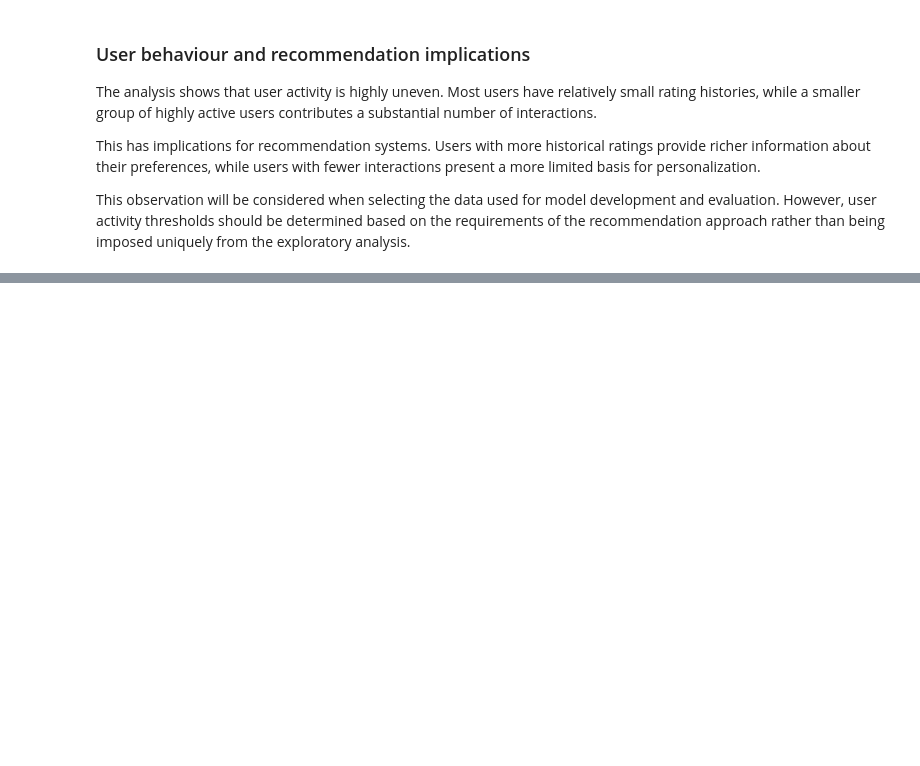
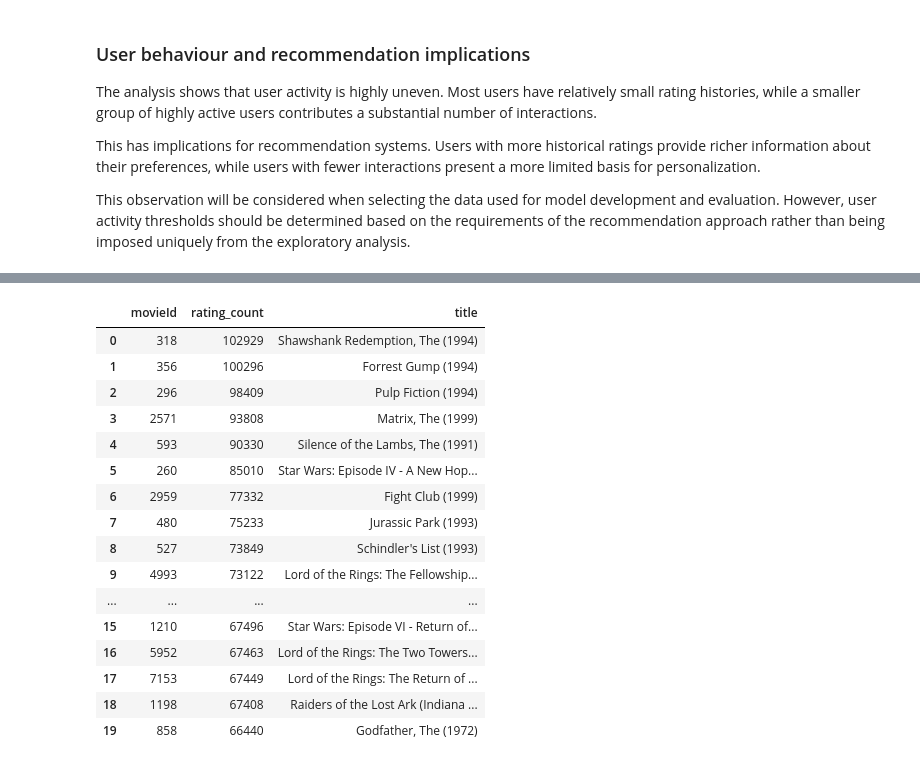
Before and after one commit to adriana-d28/MovieLens_exploratory_analysis, a Jupyter notebook: notebooks/01_movielens_exploratory_analysis.ipynb, the cells around one changed output, grey strips where cells are left out. Cells and saved outputs as stored; diff of their text form; code cells hidden in the pictures; blank space fills up the shorter version.

```diff
--- a/notebooks/01_movielens_exploratory_analysis.ipynb
+++ b/notebooks/01_movielens_exploratory_analysis.ipynb
@@ -541,0 +617,31 @@ This observation will be considered when selecting the data used for model devel
+# %%
+# Finding top 20 most rated movies
+top_movies = (
+    movie_rating_counts
+    .sort_values(ascending=False)
+    .head(20)
+    .rename_axis("movieId")
+    .reset_index(name="rating_count")
+)
+
+top_movies = top_movies.merge(movies[["movieId", "title"]], on="movieId", how="left")
+
+top_movies
+# %% [output]
+|  | movieId | rating_count | title |
+| 0 | 318 | 102929 | Shawshank Redemption, The (1994) |
+| 1 | 356 | 100296 | Forrest Gump (1994) |
+| 2 | 296 | 98409 | Pulp Fiction (1994) |
+| 3 | 2571 | 93808 | Matrix, The (1999) |
+| 4 | 593 | 90330 | Silence of the Lambs, The (1991) |
+| 5 | 260 | 85010 | Star Wars: Episode IV - A New Hop... |
+| 6 | 2959 | 77332 | Fight Club (1999) |
+| 7 | 480 | 75233 | Jurassic Park (1993) |
+| 8 | 527 | 73849 | Schindler's List (1993) |
+| 9 | 4993 | 73122 | Lord of the Rings: The Fellowship... |
+| ... | ... | ... | ... |
+| 15 | 1210 | 67496 | Star Wars: Episode VI - Return of... |
+| 16 | 5952 | 67463 | Lord of the Rings: The Two Towers... |
+| 17 | 7153 | 67449 | Lord of the Rings: The Return of ... |
+| 18 | 1198 | 67408 | Raiders of the Lost Ark (Indiana ... |
+| 19 | 858 | 66440 | Godfather, The (1972) |
```
Also changed, not shown: parts of 10 cells of this notebook.
